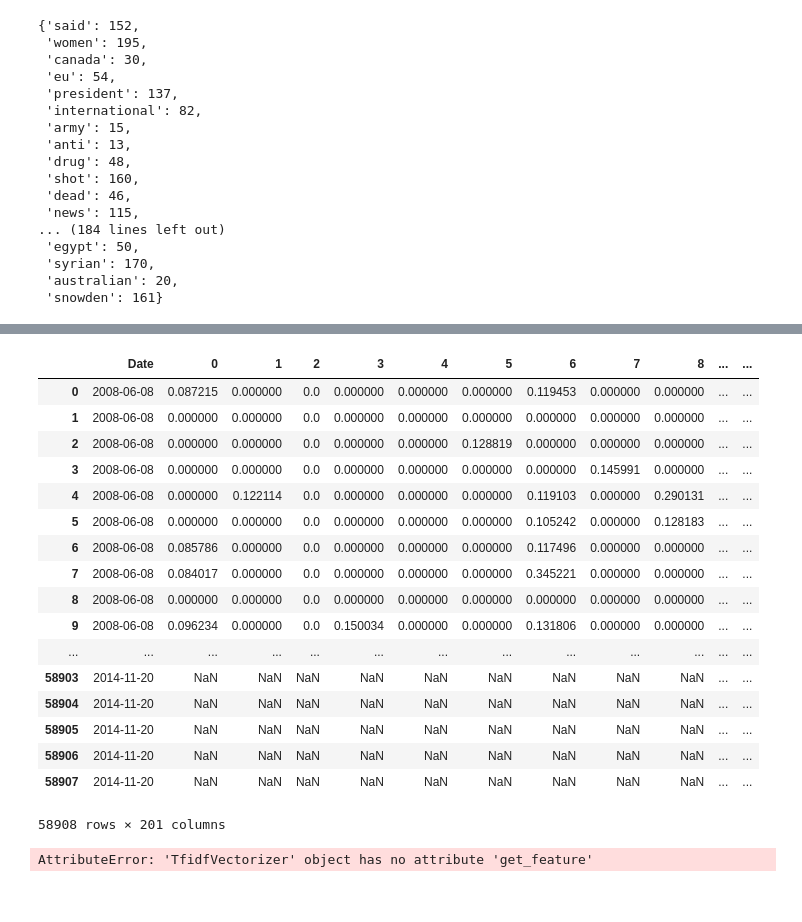
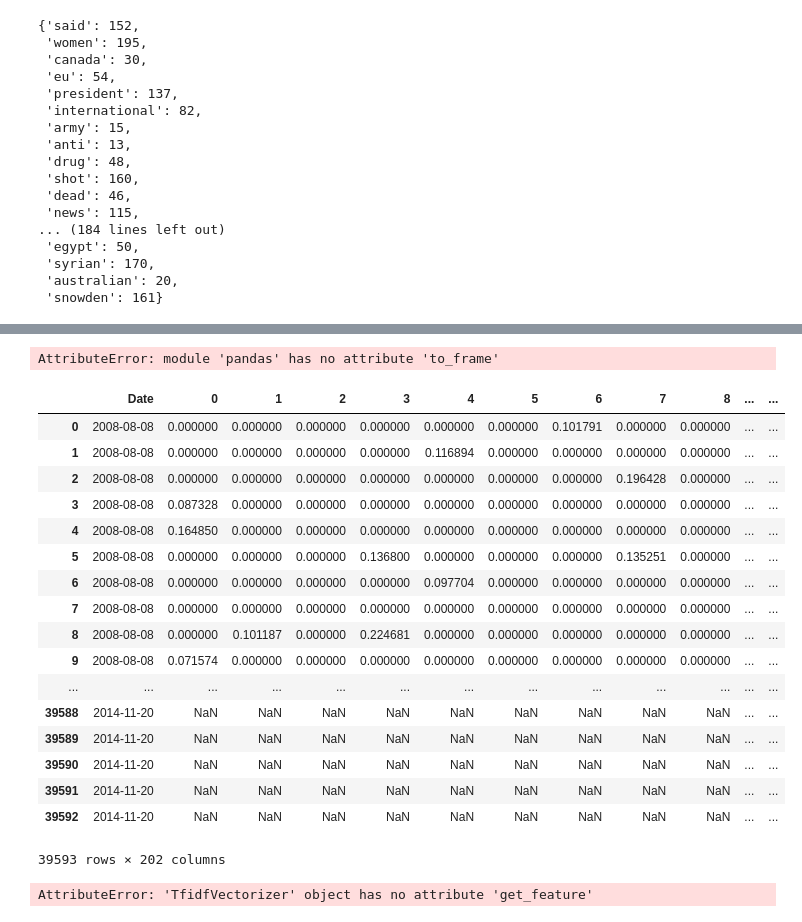
Before and after one commit to mackdelany/NLP-stock-price-prediction, a Jupyter notebook: notebooks/News Processing.ipynb, the cells around one changed output, grey strips where cells are left out. Cells and saved outputs as stored; diff of their text form; code cells hidden in the pictures.

Commit message:
Date correction

```diff
--- a/notebooks/News Processing.ipynb
+++ b/notebooks/News Processing.ipynb
@@ -100,30 +99,34 @@ labels
+# %%
+pd.to_frame(news.Date.unique())
+# %% [output]
+AttributeError: module 'pandas' has no attribute 'to_frame'
 # %%
 export = labels[['Date', 'Label']]
 # %%
 export.to_csv('interim_labels.csv')
 # %%
 data = text.merge(export, how='inner', left_on='Date', right_on='Date')
-# %%
-text
-# %% [output]
-|  | Date | 0 | 1 | 2 | 3 | 4 | 5 | 6 | 7 | 8 | ... | ... |
-| 0 | 2008-06-08 | 0.087215 | 0.000000 | 0.0 | 0.000000 | 0.000000 | 0.000000 | 0.119453 | 0.000000 | 0.000000 | ... | ... |
-| 1 | 2008-06-08 | 0.000000 | 0.000000 | 0.0 | 0.000000 | 0.000000 | 0.000000 | 0.000000 | 0.000000 | 0.000000 | ... | ... |
-| 2 | 2008-06-08 | 0.000000 | 0.000000 | 0.0 | 0.000000 | 0.000000 | 0.128819 | 0.000000 | 0.000000 | 0.000000 | ... | ... |
-| 3 | 2008-06-08 | 0.000000 | 0.000000 | 0.0 | 0.000000 | 0.000000 | 0.000000 | 0.000000 | 0.145991 | 0.000000 | ... | ... |
-| 4 | 2008-06-08 | 0.000000 | 0.122114 | 0.0 | 0.000000 | 0.000000 | 0.000000 | 0.119103 | 0.000000 | 0.290131 | ... | ... |
-| 5 | 2008-06-08 | 0.000000 | 0.000000 | 0.0 | 0.000000 | 0.000000 | 0.000000 | 0.105242 | 0.000000 | 0.128183 | ... | ... |
-| 6 | 2008-06-08 | 0.085786 | 0.000000 | 0.0 | 0.000000 | 0.000000 | 0.000000 | 0.117496 | 0.000000 | 0.000000 | ... | ... |
-| 7 | 2008-06-08 | 0.084017 | 0.000000 | 0.0 | 0.000000 | 0.000000 | 0.000000 | 0.345221 | 0.000000 | 0.000000 | ... | ... |
-| 8 | 2008-06-08 | 0.000000 | 0.000000 | 0.0 | 0.000000 | 0.000000 | 0.000000 | 0.000000 | 0.000000 | 0.000000 | ... | ... |
-| 9 | 2008-06-08 | 0.096234 | 0.000000 | 0.0 | 0.150034 | 0.000000 | 0.000000 | 0.131806 | 0.000000 | 0.000000 | ... | ... |
-| ... | ... | ... | ... | ... | ... | ... | ... | ... | ... | ... | ... | ... |
-| 58903 | 2014-11-20 | NaN | NaN | NaN | NaN | NaN | NaN | NaN | NaN | NaN | ... | ... |
-| 58904 | 2014-11-20 | NaN | NaN | NaN | NaN | NaN | NaN | NaN | NaN | NaN | ... | ... |
-| 58905 | 2014-11-20 | NaN | NaN | NaN | NaN | NaN | NaN | NaN | NaN | NaN | ... | ... |
-| 58906 | 2014-11-20 | NaN | NaN | NaN | NaN | NaN | NaN | NaN | NaN | NaN | ... | ... |
-| 58907 | 2014-11-20 | NaN | NaN | NaN | NaN | NaN | NaN | NaN | NaN | NaN | ... | ... |
-58908 rows × 201 columns
+# %%
+data
+# %% [output]
+|  | Date | 0 | 1 | 2 | 3 | 4 | 5 | 6 | 7 | 8 | ... | ... |
+| 0 | 2008-08-08 | 0.000000 | 0.000000 | 0.000000 | 0.000000 | 0.000000 | 0.000000 | 0.101791 | 0.000000 | 0.000000 | ... | ... |
+| 1 | 2008-08-08 | 0.000000 | 0.000000 | 0.000000 | 0.000000 | 0.116894 | 0.000000 | 0.000000 | 0.000000 | 0.000000 | ... | ... |
+| 2 | 2008-08-08 | 0.000000 | 0.000000 | 0.000000 | 0.000000 | 0.000000 | 0.000000 | 0.000000 | 0.196428 | 0.000000 | ... | ... |
+| 3 | 2008-08-08 | 0.087328 | 0.000000 | 0.000000 | 0.000000 | 0.000000 | 0.000000 | 0.000000 | 0.000000 | 0.000000 | ... | ... |
+| 4 | 2008-08-08 | 0.164850 | 0.000000 | 0.000000 | 0.000000 | 0.000000 | 0.000000 | 0.000000 | 0.000000 | 0.000000 | ... | ... |
+| 5 | 2008-08-08 | 0.000000 | 0.000000 | 0.000000 | 0.136800 | 0.000000 | 0.000000 | 0.000000 | 0.135251 | 0.000000 | ... | ... |
+| 6 | 2008-08-08 | 0.000000 | 0.000000 | 0.000000 | 0.000000 | 0.097704 | 0.000000 | 0.000000 | 0.000000 | 0.000000 | ... | ... |
+| 7 | 2008-08-08 | 0.000000 | 0.000000 | 0.000000 | 0.000000 | 0.000000 | 0.000000 | 0.000000 | 0.000000 | 0.000000 | ... | ... |
+| 8 | 2008-08-08 | 0.000000 | 0.101187 | 0.000000 | 0.224681 | 0.000000 | 0.000000 | 0.000000 | 0.000000 | 0.000000 | ... | ... |
+| 9 | 2008-08-08 | 0.071574 | 0.000000 | 0.000000 | 0.000000 | 0.000000 | 0.000000 | 0.000000 | 0.000000 | 0.000000 | ... | ... |
+| ... | ... | ... | ... | ... | ... | ... | ... | ... | ... | ... | ... | ... |
+| 39588 | 2014-11-20 | NaN | NaN | NaN | NaN | NaN | NaN | NaN | NaN | NaN | ... | ... |
+| 39589 | 2014-11-20 | NaN | NaN | NaN | NaN | NaN | NaN | NaN | NaN | NaN | ... | ... |
+| 39590 | 2014-11-20 | NaN | NaN | NaN | NaN | NaN | NaN | NaN | NaN | NaN | ... | ... |
+| 39591 | 2014-11-20 | NaN | NaN | NaN | NaN | NaN | NaN | NaN | NaN | NaN | ... | ... |
+| 39592 | 2014-11-20 | NaN | NaN | NaN | NaN | NaN | NaN | NaN | NaN | NaN | ... | ... |
+39593 rows × 202 columns
 # %%
 vectorizer.get_feature()
 # %% [output]
```
Also changed, not shown: parts of 3 cells of this notebook, 1 other file.
